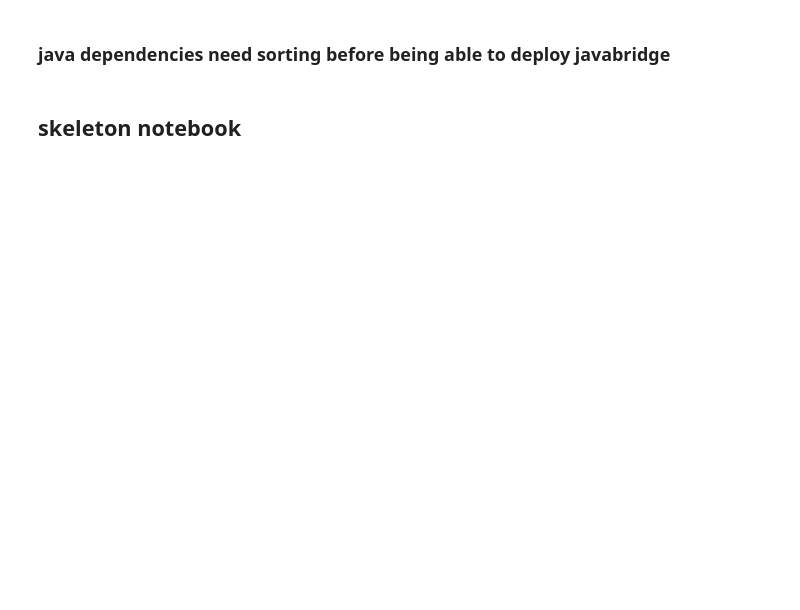
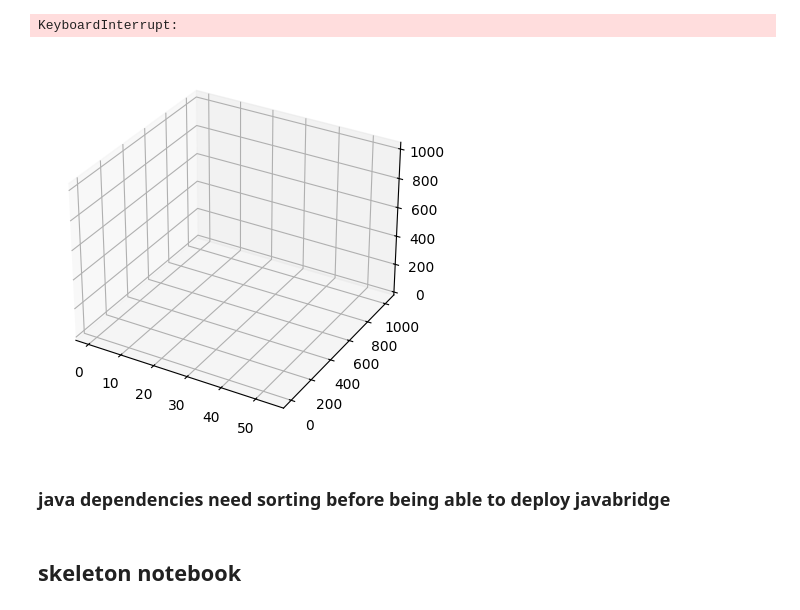
Before and after one commit to keridley22/plaque-stack, a Jupyter notebook: plaque_morphology_skeleton_notebook.ipynb, the cells around one changed output. Cells and saved outputs as stored; diff of their text form; code cells hidden in the pictures; blank space fills up the shorter version.

```diff
--- a/plaque_morphology_skeleton_notebook.ipynb
+++ b/plaque_morphology_skeleton_notebook.ipynb
@@ -3,2 +1,52 @@ pip install jni
+# %%
+#testing img processing
+
+import tifffile
+import numpy as np
+from skimage import filters, exposure
+
+# Path to your OME-TIFF file
+file_path = '/Users/presentation/converttest.ome.tiff'
+
+# Read the OME-TIFF file
+with tifffile.TiffFile(file_path) as tif:
+    images = tif.asarray()  # Load the image stack into a numpy array
+
+# Now, images is a numpy array with dimensions (Z, C, Y, X), where:
+# Z = Number of slices in the stack
+# C = Number of channels (e.g., DAPI, 594, 647)
+# Y = Pixel height of the images
+# X = Pixel width of the images
+
+# You can process each channel separately. For example:
+# Apply a filter, normalize or any other process you need
+
+# Let's say we want to apply a Gaussian filter to the DAPI channel (assuming it's the first channel)
+dapi_channel = images[:, 0, :, :]  # Assuming the first channel is DAPI
+dapi_blurred = filters.gaussian(dapi_channel, sigma=1)
+
+# Or you might want to equalize the histogram of another channel
+channel_594 = images[:, 1, :, :]  # Assuming the second channel is 594
+channel_594_eq = exposure.equalize_hist(channel_594)
+
+# You would perform similar operations for the 647 channel
+
+# If you need to do 3D visualization, you might use `matplotlib` or `mayavi` for that purpose:
+from mpl_toolkits.mplot3d import Axes3D
+import matplotlib.pyplot as plt
+
+fig = plt.figure()
+ax = fig.add_subplot(111, projection='3d')
+
+# You might have to process your data (e.g., thresholding) to get binary data suitable for 3D visualization
+
+# This is just an example and won't work out-of-the-box for volume rendering.
+# Actual 3D visualization would require proper data processing to be meaningful.
+ax.voxels(dapi_blurred, edgecolor='k')
+
+plt.show()
+# %% [output]
+KeyboardInterrupt:
+[figure, added]
 # %% [markdown]
 ### java dependencies need sorting before being able to deploy javabridge
```
Also changed, not shown: parts of 6 cells of this notebook, 12 other files.
